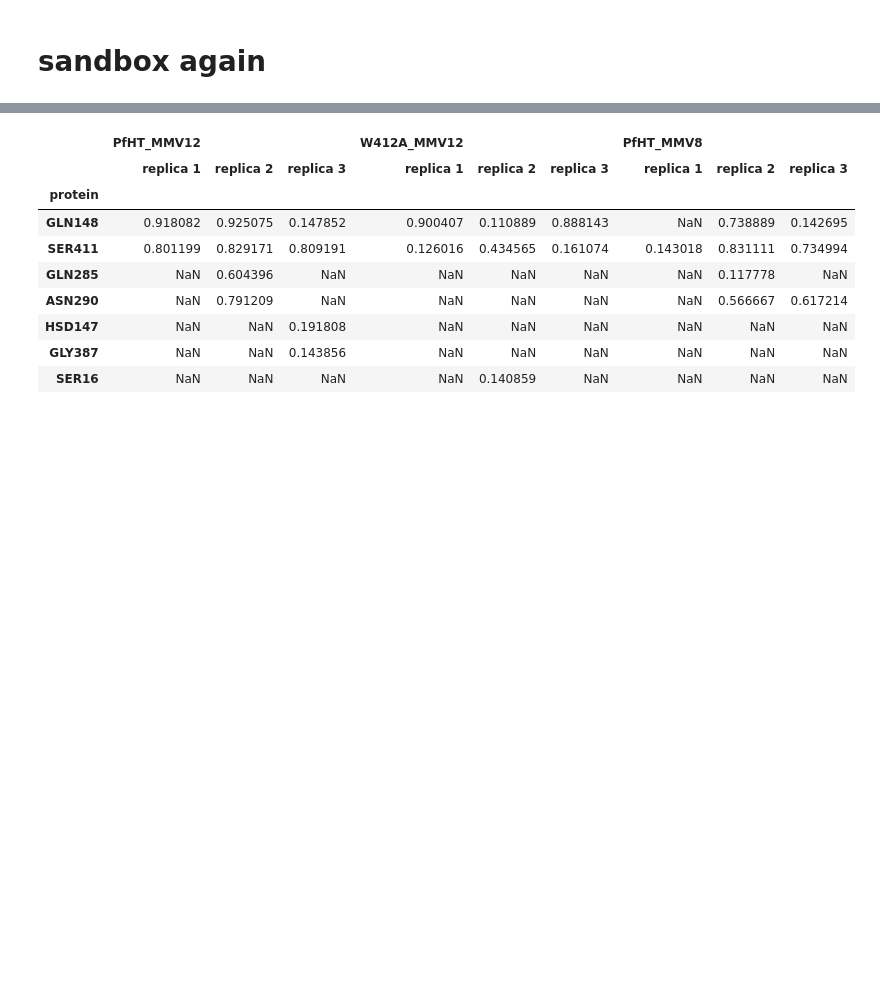
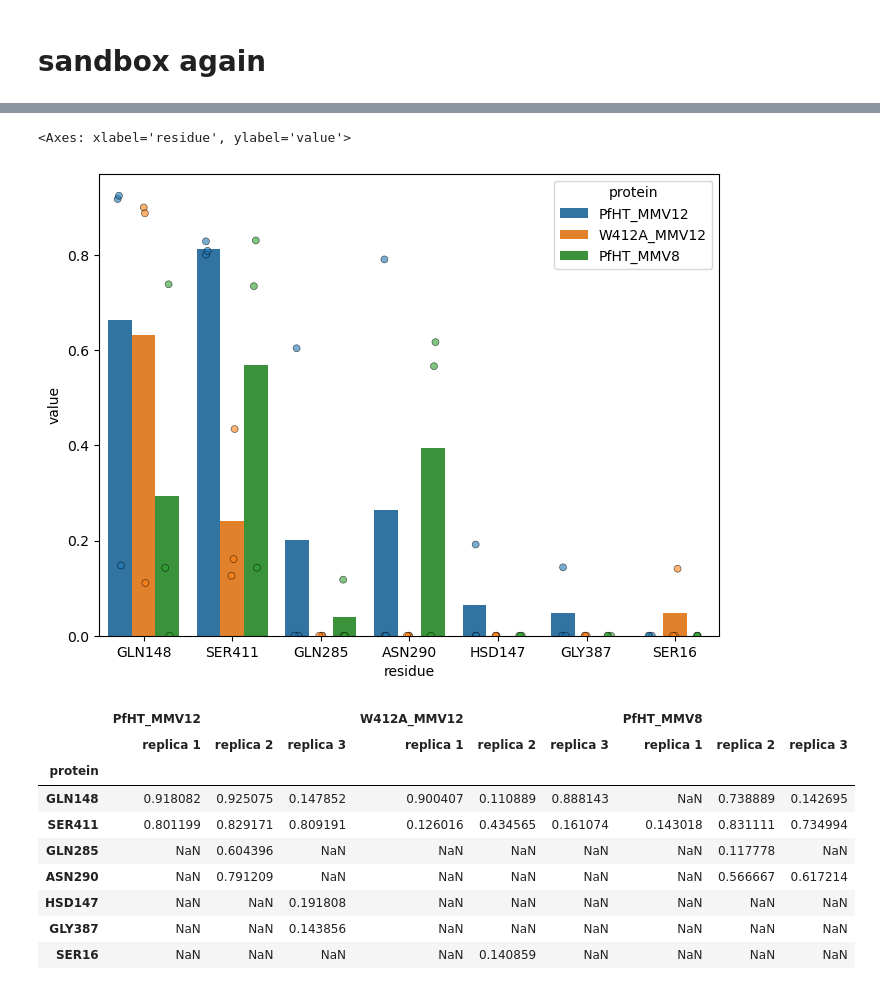
Before and after one commit to semccomas/PfHT_MMV, a Jupyter notebook: pi_stacking_prolif.ipynb, the cells around one changed output, grey strips where cells are left out. Drawn from its saved outputs; the diff is of its cells as text; code cells hidden in the pictures; blank space fills up the shorter version.

Commit message:
changed mean interaction function to be wide form so we could include zeros for each replica

```diff
--- a/pi_stacking_prolif.ipynb
+++ b/pi_stacking_prolif.ipynb
@@ -22,12 +23,12 @@ skip = 1
 for condition in all_unis.keys():
     # print(condition)
     temp_fp_dfs = []
-    for n, replica in enumerate(all_unis[condition]):
+    for n, rep_fp in enumerate(all_unis[condition]):
         if (
             condition != "PfHT_apo"
         ):  ## no need to run fingerprints on sim that doesn't have mmv...
             df = analysis_functions.get_fp_dataframe(
-                u=replica,
+                u=rep_fp,
                 skip=skip,
                 run_calc=False,
                 filename=f"{condition}.replica_{n+1}.skip{skip}",
@@ -172,0 +174,18 @@ test = pd.concat(all_mean_interactions, axis=1)
+# %%
+all_mean_interactions = get_all_mean_intxn_time_dfs_wide(
+    intxn_name='HBAcceptor'
+)
+
+# remove GLUT1 columns and then rows from table, no match with PfHT so no need to check
+del all_mean_interactions['GLUT1_MMV12']
+all_mean_interactions = all_mean_interactions.dropna(how='all',axis=0)
+
+
+# melt dataframe to make long
+all_mean_interactions = (all_mean_interactions.fillna(0.0)
+        .reset_index()
+        .rename({"protein": "residue"}, axis=1)
+        .melt(id_vars=["residue"], var_name=["protein", "replica"])
+)
+
+all_mean_interactions
@@ -172,0 +206,24 @@ test = pd.concat(all_mean_interactions, axis=1)
+# %%
+f,ax = plt.subplots(1,1, figsize=(8,6))
+sns.barplot(data=all_mean_interactions,
+            x='residue',
+            y='value',
+            hue= 'protein',
+            errorbar= None,
+            ax= ax
+            )
+
+sns.stripplot(data=all_mean_interactions,
+            x='residue',
+            y='value',
+            hue= 'protein',
+            ax= ax,
+            dodge=True,
+            alpha= 0.6,
+            edgecolor='black',
+            linewidth=0.5,
+            legend=False
+            )
+# %% [output]
+<Axes: xlabel='residue', ylabel='value'>
+[figure, added]
```
Also changed, not shown: parts of 12 cells of this notebook.
